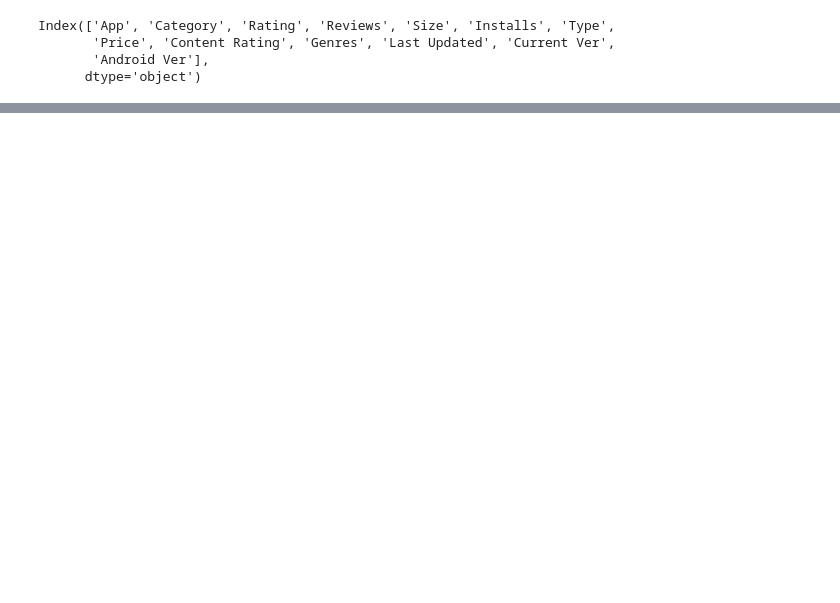
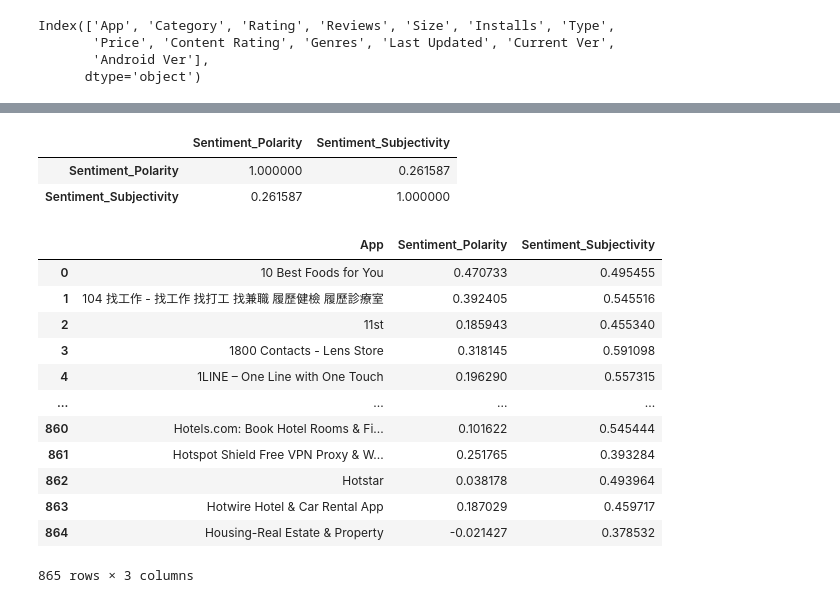
Before and after one commit to shashankm10/play_store_EDA, a Jupyter notebook: Play_Store_App_Review_Analysis_Capstone_Project.ipynb, the cells around one changed output, grey strips where cells are left out. Saved outputs shown, nothing was run; the diff lists cells and outputs as text; code cells hidden in the pictures; blank space fills up the shorter version.

```diff
--- a/Play_Store_App_Review_Analysis_Capstone_Project.ipynb
+++ b/Play_Store_App_Review_Analysis_Capstone_Project.ipynb
@@ -65,0 +253,23 @@ Index(['App', 'Category', 'Rating', 'Reviews', 'Size', 'Installs', 'Type',
+# %%
+user_review.corr()
+# %% [output]
+|  | Sentiment_Polarity | Sentiment_Subjectivity |
+| Sentiment_Polarity | 1.000000 | 0.261587 |
+| Sentiment_Subjectivity | 0.261587 | 1.000000 |
+# %%
+updated_review=user_review.groupby('App').mean().reset_index()
+updated_review
+# %% [output]
+|  | App | Sentiment_Polarity | Sentiment_Subjectivity |
+| 0 | 10 Best Foods for You | 0.470733 | 0.495455 |
+| 1 | 104 找工作 - 找工作 找打工 找兼職 履歷健檢 履歷診療室 | 0.392405 | 0.545516 |
+| 2 | 11st | 0.185943 | 0.455340 |
+| 3 | 1800 Contacts - Lens Store | 0.318145 | 0.591098 |
+| 4 | 1LINE – One Line with One Touch | 0.196290 | 0.557315 |
+| ... | ... | ... | ... |
+| 860 | Hotels.com: Book Hotel Rooms & Fi... | 0.101622 | 0.545444 |
+| 861 | Hotspot Shield Free VPN Proxy & W... | 0.251765 | 0.393284 |
+| 862 | Hotstar | 0.038178 | 0.493964 |
+| 863 | Hotwire Hotel & Car Rental App | 0.187029 | 0.459717 |
+| 864 | Housing-Real Estate & Property | -0.021427 | 0.378532 |
+865 rows × 3 columns
```
Also changed, not shown: parts of 24 cells of this notebook.
